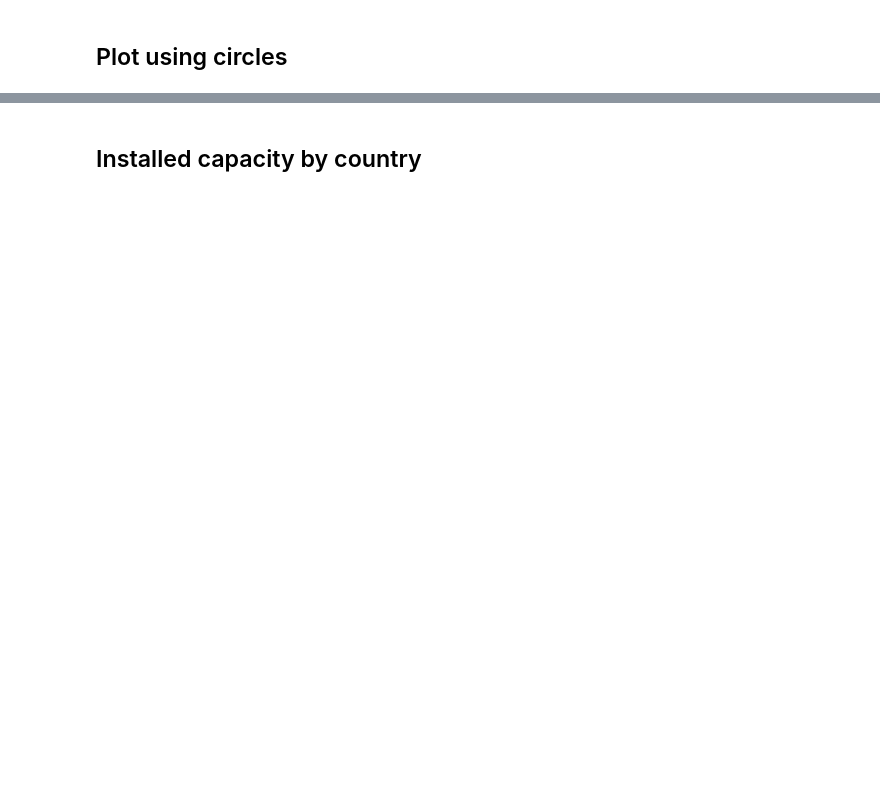
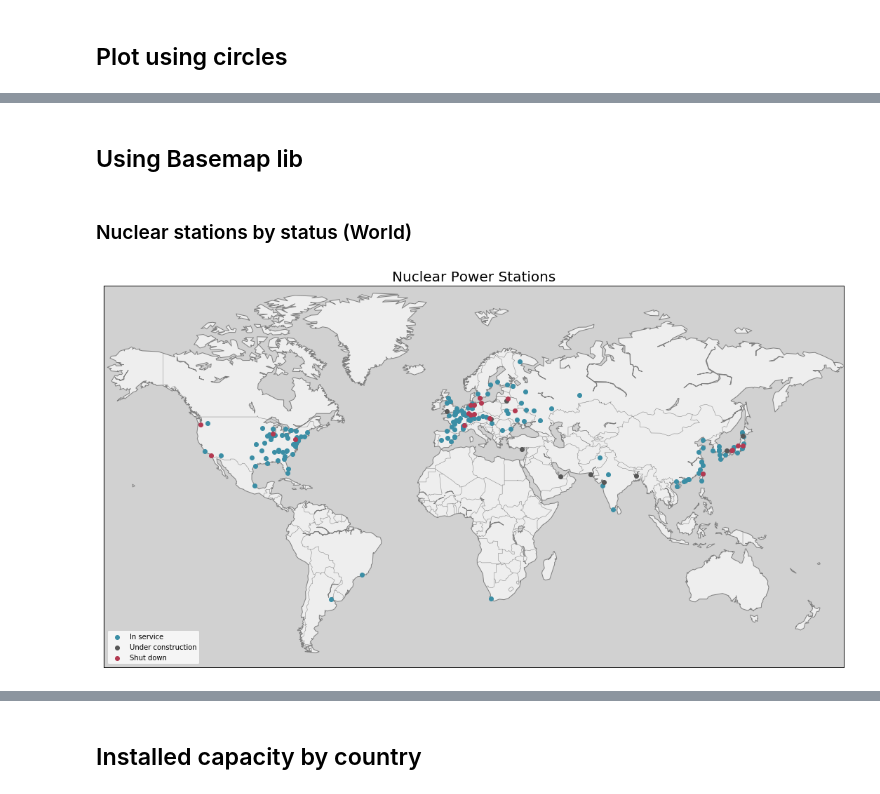
Before and after one commit to jAniceto/data-viz, a Jupyter notebook: nuclear-stations/nuclear-power-stations.ipynb, the cells around one changed output, grey strips where cells are left out. Drawn from its saved outputs; the diff is of its cells as text; code cells hidden in the pictures; blank space fills up the shorter version.

```diff
--- a/nuclear-stations/nuclear-power-stations.ipynb
+++ b/nuclear-stations/nuclear-power-stations.ipynb
@@ -149,3 +165,44 @@ m2.save('nuclear-stations.html')
 m2
 # %% [output]
 [interactive output not drawn]
+# %% [markdown]
+## Using Basemap lib
+# %% [markdown]
+### Nuclear stations by status (World)
+# %%
+from mpl_toolkits.basemap import Basemap
+import matplotlib.pyplot as plt
+
+
+# Get longitudes and latitudes
+lat, lon, cap = {}, {}, {}
+for status in ['in service', 'under construction', 'shut down']:
+    lon[status] = [float(x['longitude']) for x in nuclear_list if x['status'] == status]  # longitudes
+    lat[status] = [float(y['latitude']) for y in nuclear_list if y['status'] == status]  # latitudes
+    cap[status] = [float(z['capacity']) for z in nuclear_list if z['status'] == status]  # capacities
+
+figsize(15,15)
+
+# Draw map
+m = Basemap(projection='mill', llcrnrlat=-60, urcrnrlat=85, llcrnrlon=-170, urcrnrlon=190, resolution='c')
+
+# Draw map features
+# m.shadedrelief()
+m.fillcontinents(color='#EEEEEE',lake_color='#D1D1D1')
+m.drawmapboundary(fill_color='#D1D1D1')
+m.drawcoastlines(color='gray')
+m.drawcountries(color='gray')
+
+plt.title("Nuclear Power Stations", fontsize=20);
+
+m.scatter(lon['in service'], lat['in service'], latlon=True, label='In service', color=Colors.evidentia_blue, zorder=10);
+m.scatter(lon['under construction'], lat['under construction'], latlon=True, label='Under construction', color='#575757', zorder=10);
+m.scatter(lon['shut down'], lat['shut down'], latlon=True, label='Shut down', color=Colors.evidentia_red, zorder=10);
+
+plt.legend(loc='lower left');
+plt.tight_layout()
+
+# Save map
+plt.savefig('images/world.png', bbox_inches='tight')
+# %% [output]
+[figure, added]
```
Also changed, not shown: parts of 23 cells of this notebook, 16 other files.
